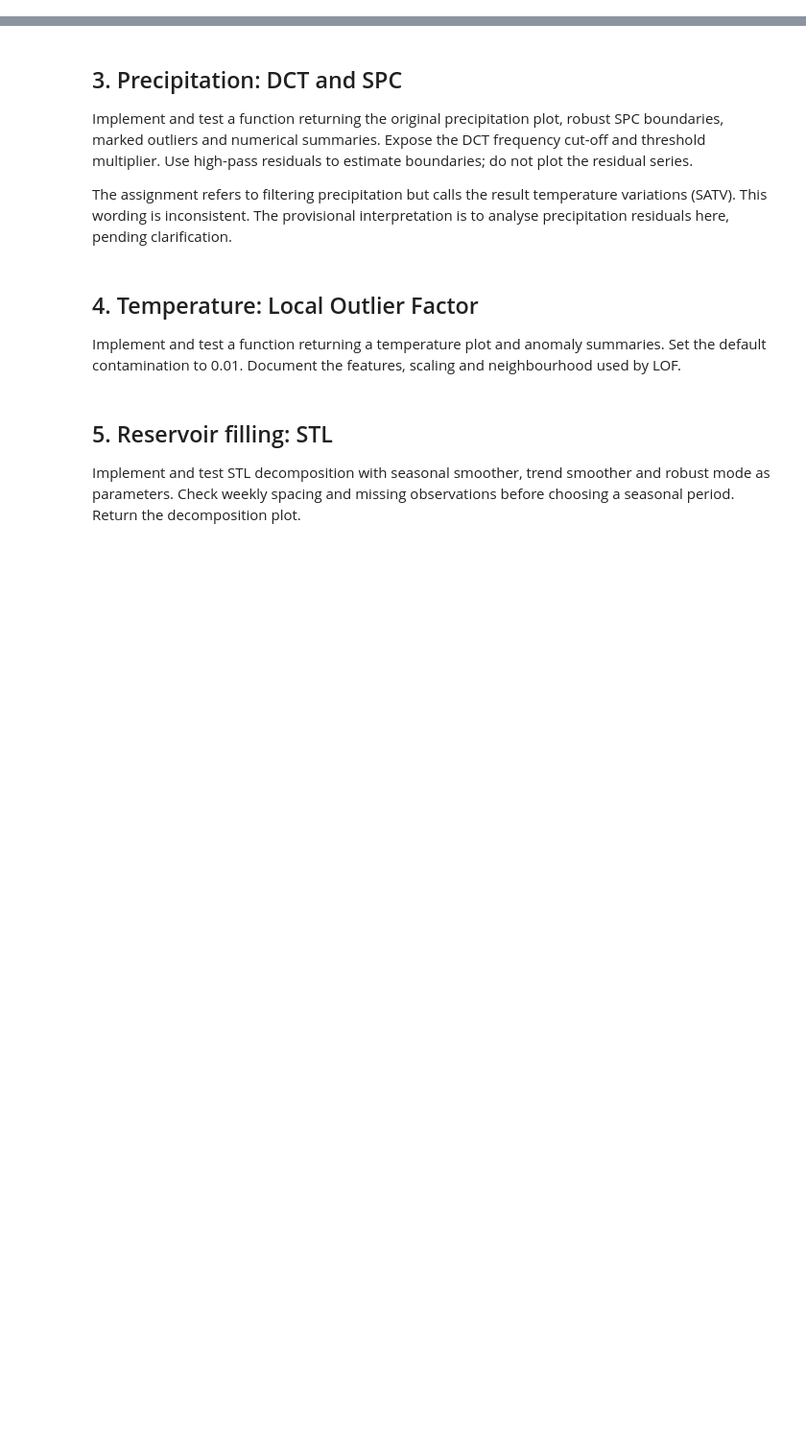
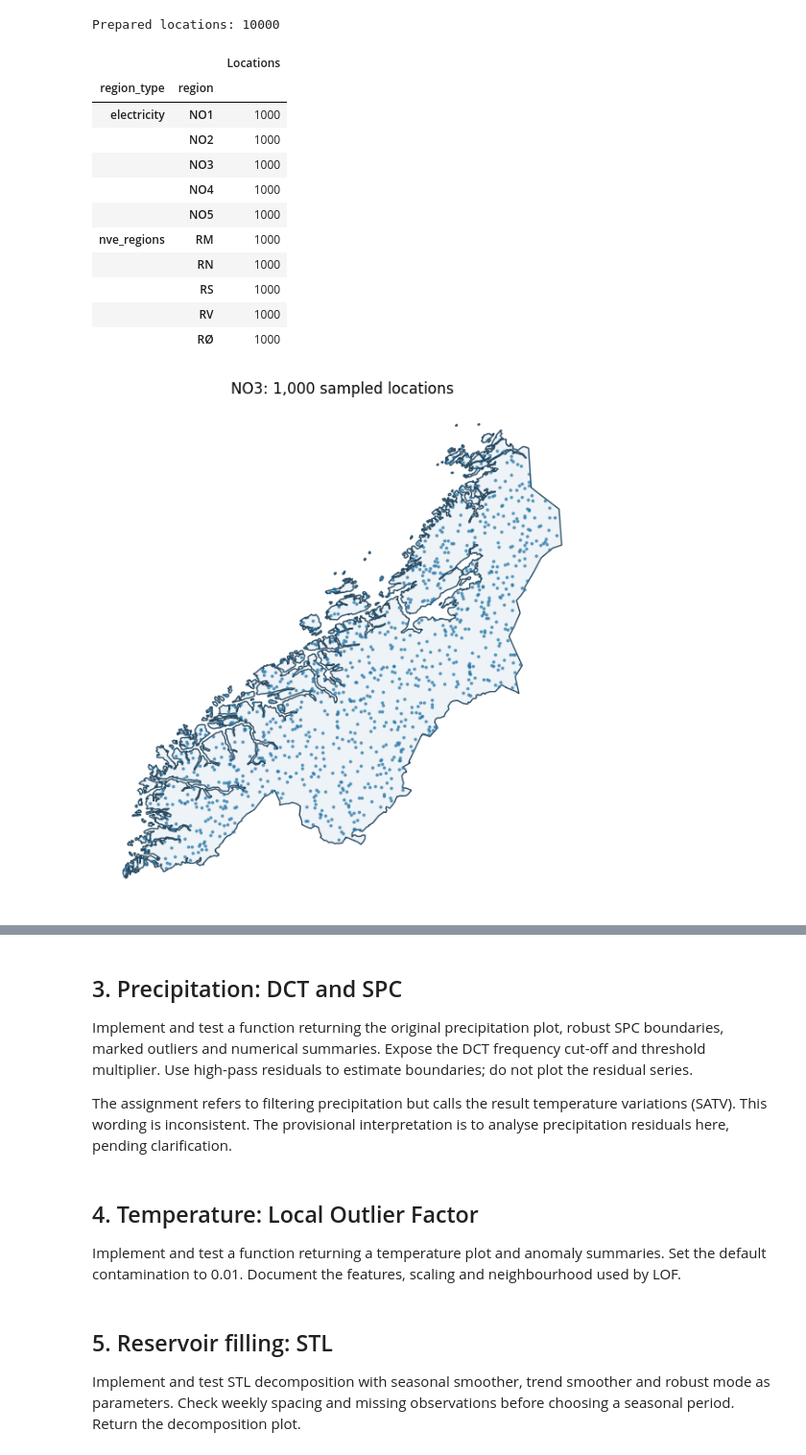
Before and after one commit to Sipan2/IND320-Sipan2, a Jupyter notebook: notebooks/part3.ipynb, the cells around one changed output, grey strips where cells are left out. Shown at 96% size. Cells and saved outputs as stored; diff of their text form; code cells hidden in the pictures; blank space fills up the shorter version.

Commit message:
Prepare NVE region samples and verify a small ERA5 download

```diff
--- a/notebooks/part3.ipynb
+++ b/notebooks/part3.ipynb
@@ -11,3 +15,43 @@ Download the electricity and precipitation region shapefiles from NVE Atlas. Che
+# %%
+from pathlib import Path
+import sys
+import pandas as pd
+import geopandas as gpd
+import matplotlib.pyplot as plt
+
+# Resolve the project folder whether run from its root or notebooks directory.
+project_root = Path.cwd() if Path("region_data.py").exists() else Path.cwd().parent
+sys.path.insert(0, str(project_root))
+points = pd.read_csv(project_root / "data/regions/sampled_locations.csv")
+print("Prepared locations:", len(points))
+display(points.groupby(["region_type", "region"]).size().rename("Locations").to_frame())
+
+# Plot the NO3 sample against its actual polygon, using the same equal-area CRS.
+areas = gpd.read_file(project_root / "data/regions/electricity.geojson").to_crs(3035)
+no3 = areas.loc[areas.ElSpotOmr.eq("NO3")]
+locations = points.loc[points.region_type.eq("electricity") & points.region.eq("NO3")]
+sample = gpd.GeoDataFrame(locations, geometry=gpd.points_from_xy(locations.longitude, locations.latitude), crs=4326).to_crs(3035)
+assert sample.within(no3.geometry.iloc[0]).all()
+ax = no3.plot(color="#eef3f7", edgecolor="#284b63", figsize=(7, 8))
+sample.plot(ax=ax, markersize=3, color="#2274a5", alpha=0.6)
+ax.set_title("NO3: 1,000 sampled locations")
+ax.set_axis_off()
+plt.show()
+# %% [output]
+Prepared locations: 10000
+|  |  | Locations |
+| region_type | region |  |
+| electricity | NO1 | 1000 |
+|  | NO2 | 1000 |
+|  | NO3 | 1000 |
+|  | NO4 | 1000 |
+|  | NO5 | 1000 |
+| nve_regions | RM | 1000 |
+|  | RN | 1000 |
+|  | RS | 1000 |
+|  | RV | 1000 |
+|  | RØ | 1000 |
+[figure, added]
 # %% [markdown]
 ## 2. Historical weather from ERA5
 
```
Also changed, not shown: parts of 7 cells of this notebook, 20 other files.
